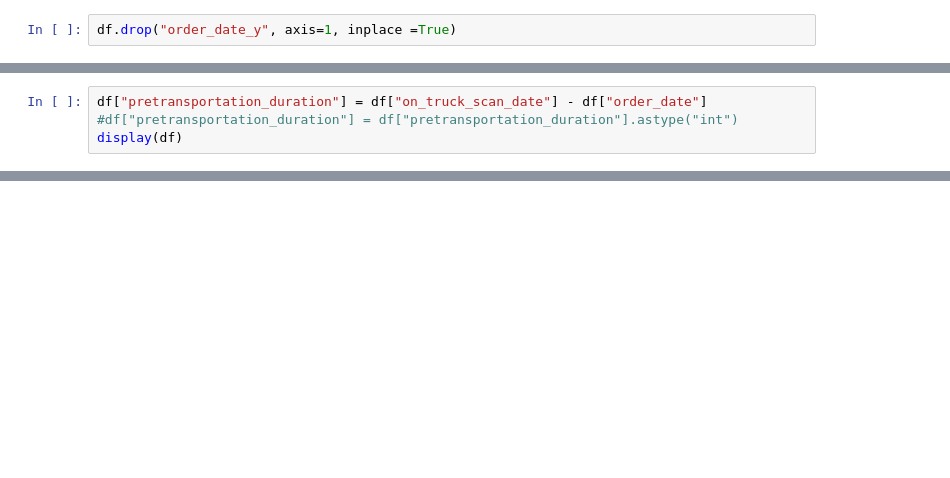
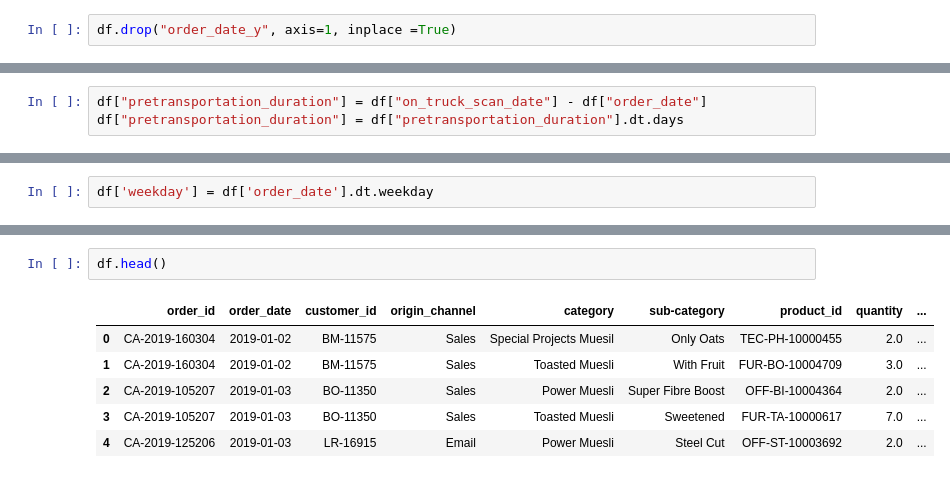
Before and after one commit to sergioserge/team4_eda_project, a Jupyter notebook: cn_eda1.ipynb, the cells around one changed output, grey strips where cells are left out. Saved outputs shown, nothing was run; the diff lists cells and outputs as text; blank space fills up the shorter version.

```diff
--- a/cn_eda1.ipynb
+++ b/cn_eda1.ipynb
@@ -56,6 +171,5 @@ display(df)
 # %%
 df["pretransportation_duration"] = df["on_truck_scan_date"] - df["order_date"]
-#df["pretransportation_duration"] = df["pretransportation_duration"].astype("int")
-display(df)
+df["pretransportation_duration"] = df["pretransportation_duration"].dt.days
 # %%
 df.describe()
@@ -61,0 +186,2 @@ df.describe()
+# %%
+df['weekday'] = df['order_date'].dt.weekday
@@ -61,0 +201,9 @@ df.describe()
+# %%
+df.head()
+# %% [output]
+|  | order_id | order_date | customer_id | origin_channel | category | sub-category | product_id | quantity | ... |
+| 0 | CA-2019-160304 | 2019-01-02 | BM-11575 | Sales | Special Projects Muesil | Only Oats | TEC-PH-10000455 | 2.0 | ... |
+| 1 | CA-2019-160304 | 2019-01-02 | BM-11575 | Sales | Toasted Muesli | With Fruit | FUR-BO-10004709 | 3.0 | ... |
+| 2 | CA-2019-105207 | 2019-01-03 | BO-11350 | Sales | Power Muesli | Super Fibre Boost | OFF-BI-10004364 | 2.0 | ... |
+| 3 | CA-2019-105207 | 2019-01-03 | BO-11350 | Sales | Toasted Muesli | Sweetened | FUR-TA-10000617 | 7.0 | ... |
+| 4 | CA-2019-125206 | 2019-01-03 | LR-16915 | Email | Power Muesli | Steel Cut | OFF-ST-10003692 | 2.0 | ... |
```
Also changed, not shown: parts of 10 cells of this notebook.
